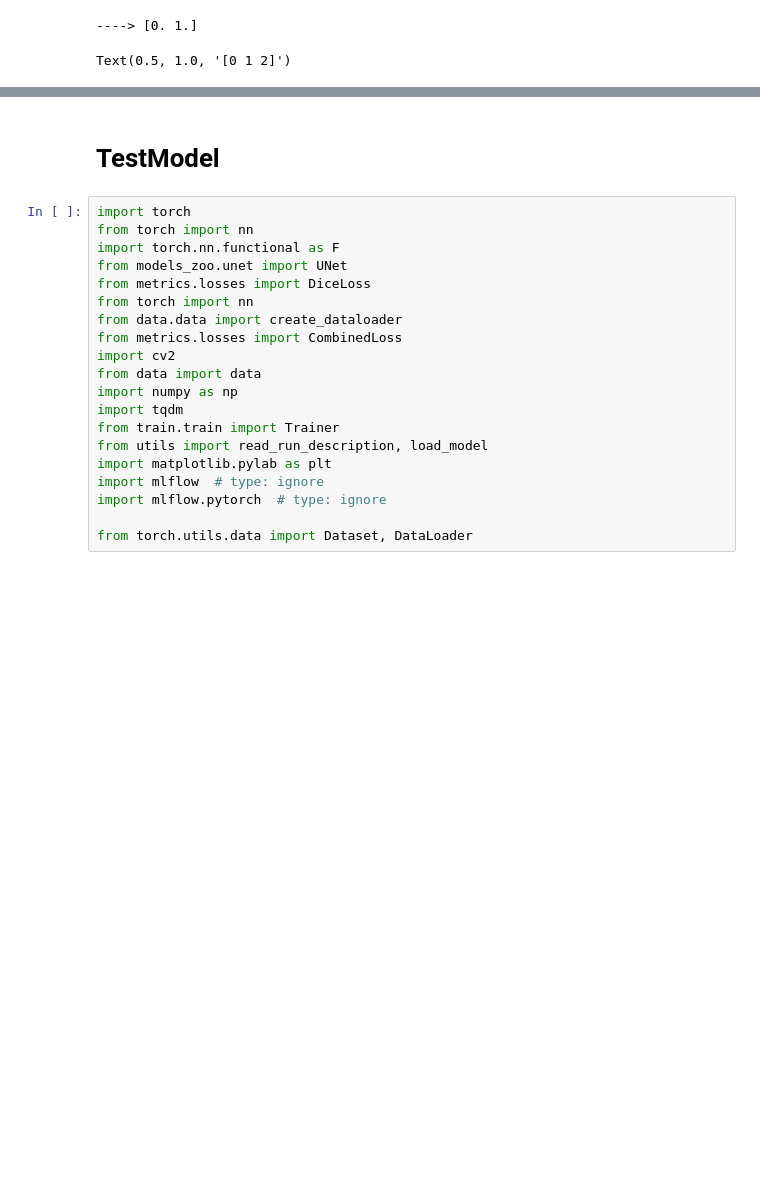
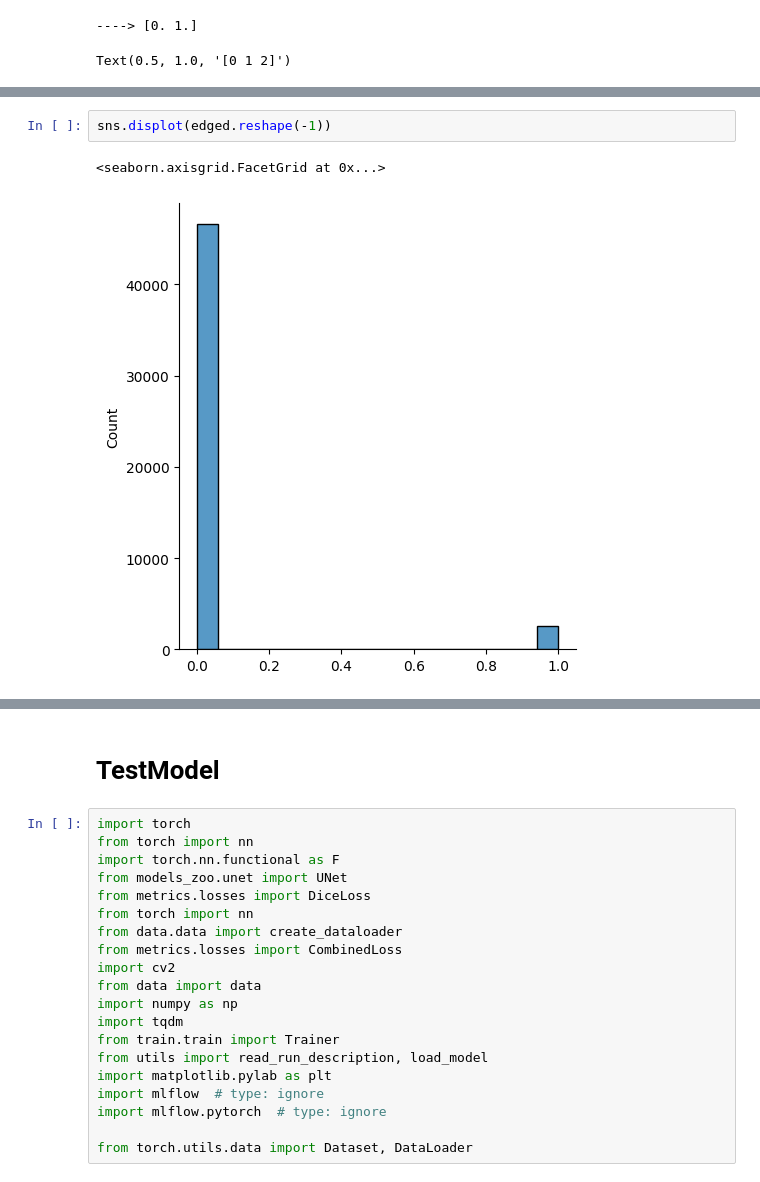
Before and after one commit to khachaturyan-1991/PlotExtract, a Jupyter notebook: WorkingBeast.ipynb, the cells around one changed output, grey strips where cells are left out. Cells and saved outputs as stored; diff of their text form; blank space fills up the shorter version.

```diff
--- a/WorkingBeast.ipynb
+++ b/WorkingBeast.ipynb
@@ -362,0 +382,5 @@ Text(0.5, 1.0, '[0 1 2]')
+# %%
+sns.displot(edged.reshape(-1))
+# %% [output]
+<seaborn.axisgrid.FacetGrid at 0x...>
+[figure, added]
```
Also changed, not shown: parts of 39 cells of this notebook, 6 other files.
